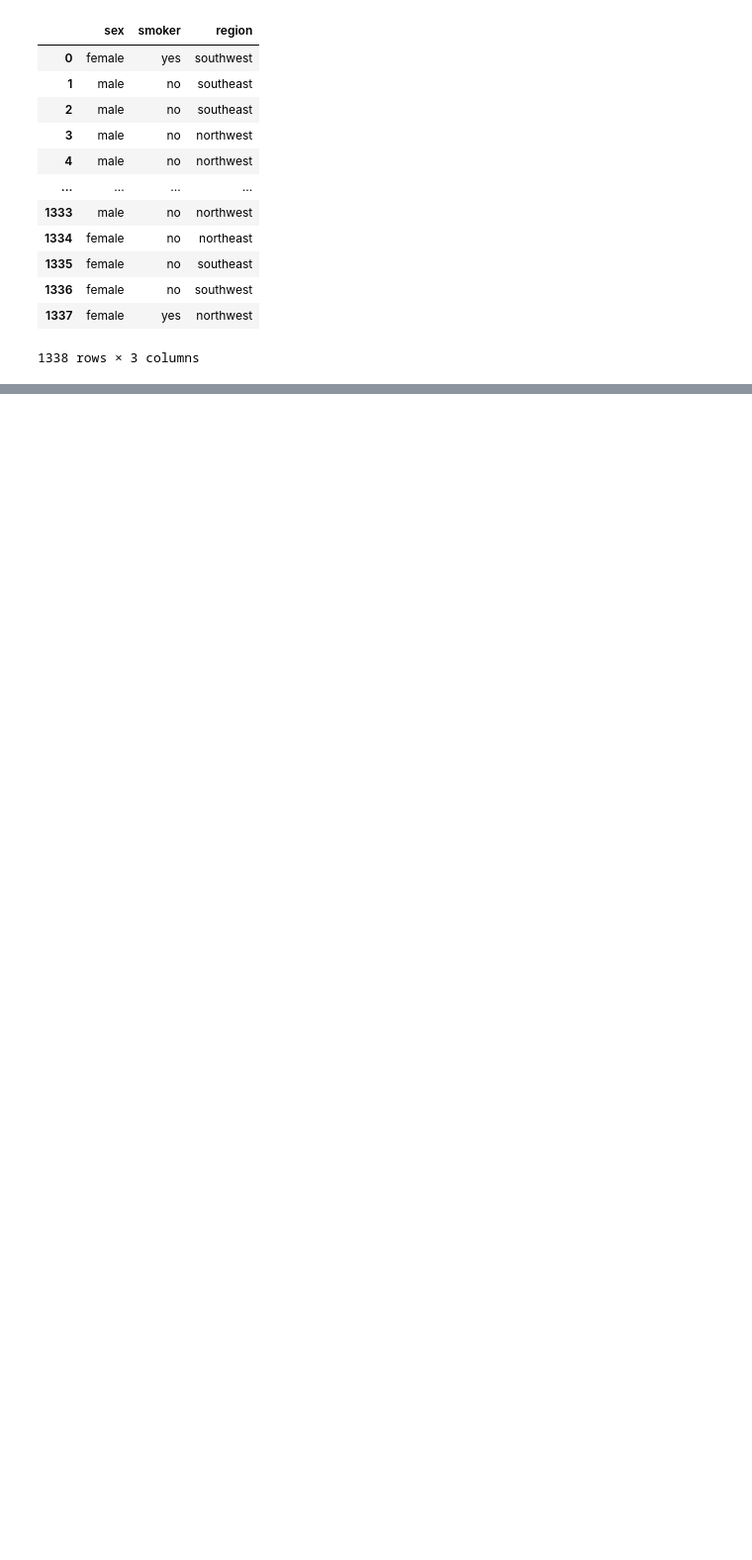
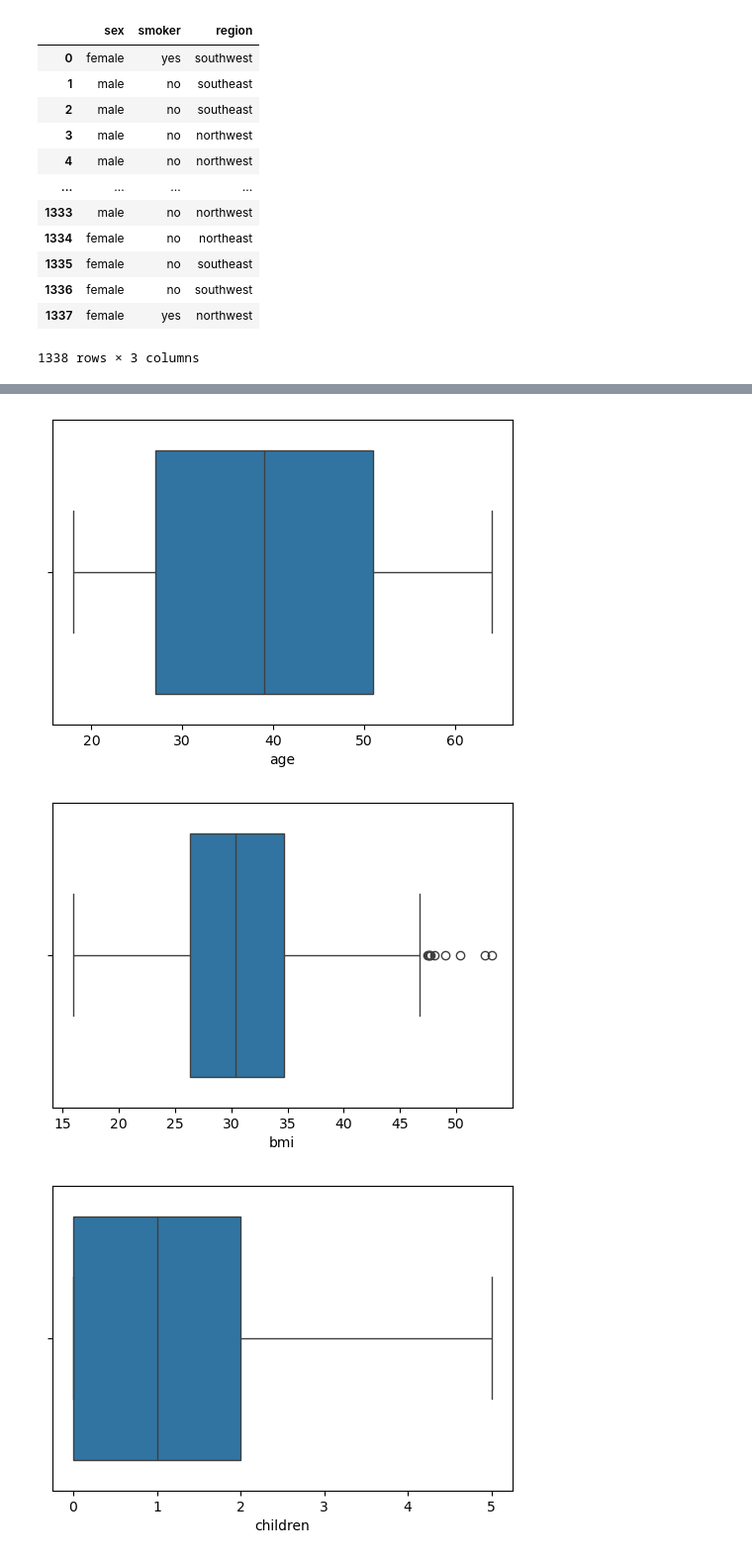
Before and after one commit to PatilPunit/data_Science, a Jupyter notebook: ML/Untitled.ipynb, the cells around one changed output, grey strips where cells are left out. Shown at 99% size. Drawn from its saved outputs; the diff is of its cells as text; code cells hidden in the pictures; blank space fills up the shorter version.

```diff
--- a/ML/Untitled.ipynb
+++ b/ML/Untitled.ipynb
@@ -107,0 +109,8 @@ AttributeError: module 'seaborn' has no attribute 'countlplot'
+# %%
+for col in numeric_clos:
+    plt.figure(figsize=(6,4))
+    sea.boxplot(x=numeric_clos[col])
+# %% [output]
+[figure, added]
+[figure, added]
+[figure, added]
```
Also changed, not shown: parts of 7 cells of this notebook.
